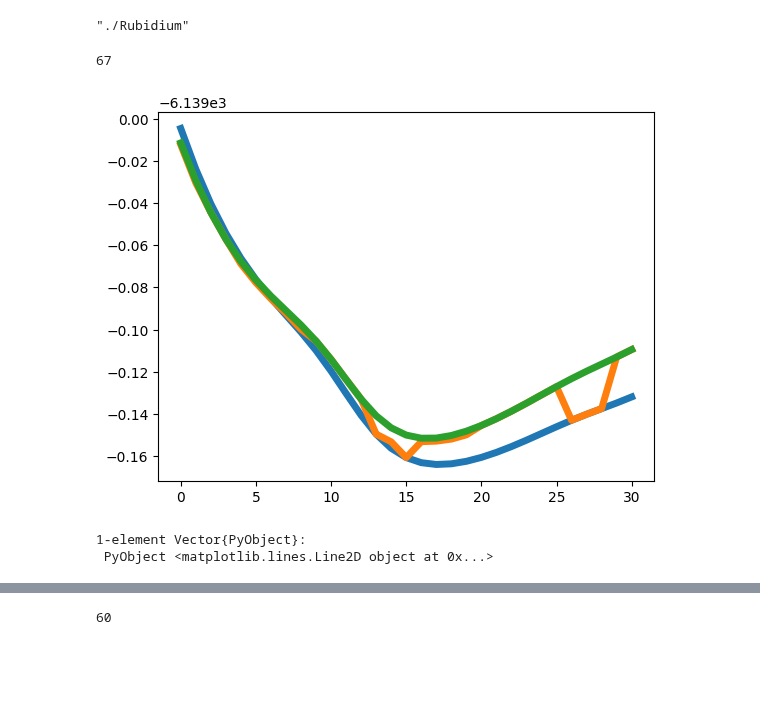
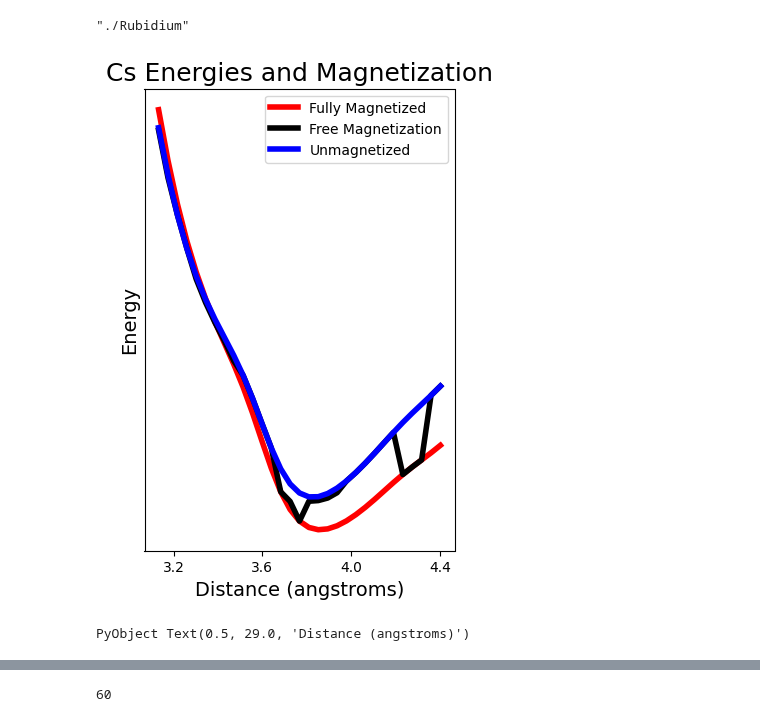
Before and after one commit to AliGhorashiCMT/Plasmons_Paper, a Jupyter notebook: Integer_Superlattices/Analyze.ipynb, the cells around one changed output, grey strips where cells are left out. Saved outputs shown, nothing was run; the diff lists cells and outputs as text; code cells hidden in the pictures; blank space fills up the shorter version.

Commit message:
Made better integer superlattice plots

```diff
--- a/Integer_Superlattices/Analyze.ipynb
+++ b/Integer_Superlattices/Analyze.ipynb
@@ -22,5 +21,3 @@ dists=zeros(100);
 # %%
-Cs_Energies22=zeros(100)
-Cs_Energies33=zeros(100)
-Cs_Energies44=zeros(100);
+Cs_Energies22, Cs_Energies33, Cs_Energies44 = [zeros(100) for i in 1:3];
 # %%
@@ -38,2 +29,2 @@ K_Energies44=zeros(100);
 # %%
-K_Energies44_Fixed_Mag=zeros(100);
+K_Energies44_Fixed_Mag, Na_Energies33_Fixed_Mag, Cs_Energies44_Fixed_Mag, Cs_Energies44_No_Mag = [zeros(100) for i in 1:4];
@@ -42,5 +31 @@ Na_Energies33_Fixed_Mag=zeros(100);
-# %%
-Cs_Energies44_Fixed_Mag=zeros(100);
-# %%
-Cs_Energies44_No_Mag=zeros(100);
 # %%
@@ -113,13 +71,17 @@ end
-# %%
-argmin(Cs_Energies44_Fixed_Mag)
-# %% [output]
-67
 # %%
-plot(Cs_Energies44_Fixed_Mag[50:80], linewidth=5)
-plot(Cs_Energies44[50:80], linewidth=5)
-plot(Cs_Energies44_No_Mag[50:80], linewidth=5)
+figure(figsize=(4, 6))
+linewidth = 4
+plot(dists[50:80], Cs_Energies44_Fixed_Mag[50:80], linewidth=linewidth, color="red", label="Fully Magnetized")
+plot(dists[50:80], Cs_Energies44[50:80], linewidth=linewidth, color="black", label="Free Magnetization" )
+plot(dists[50:80], Cs_Energies44_No_Mag[50:80], linewidth=linewidth, label = "Unmagnetized", color="blue")
+
+legend()
+title("Cs Energies and Magnetization", fontsize=18)
+yticks([])
+xticks([3.2, 3.6, 4, 4.4])
+ylabel("Energy (eV)", fontsize=14)
+xlabel("Distance (angstroms)", fontsize=14)
 # %% [output]
-[figure, old version]
+[figure, new version]
-1-element Vector{PyObject}:
- PyObject <matplotlib.lines.Line2D object at 0x...>
+PyObject Text(0.5, 29.0, 'Distance (angstroms)')
 # %%
```
Also changed, not shown: parts of 21 cells of this notebook, 1 other file.
